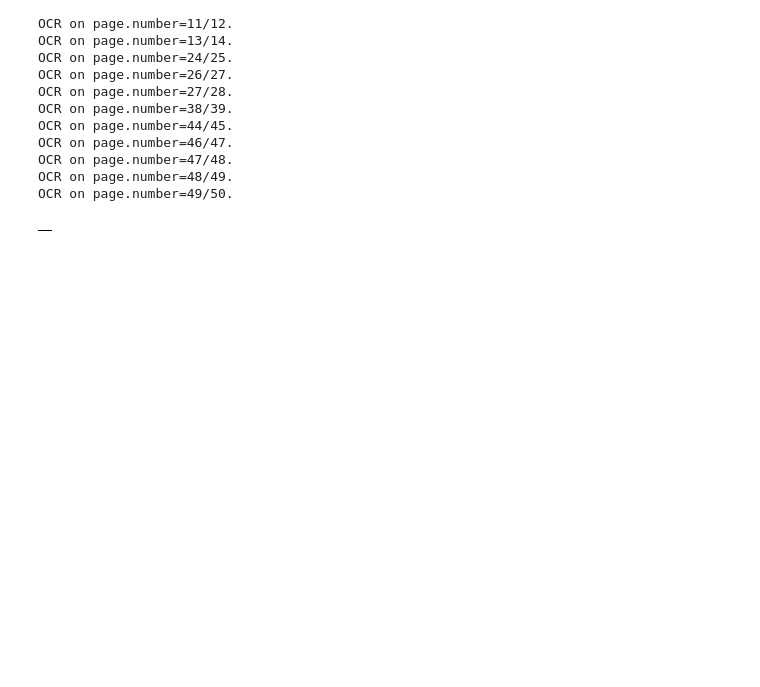
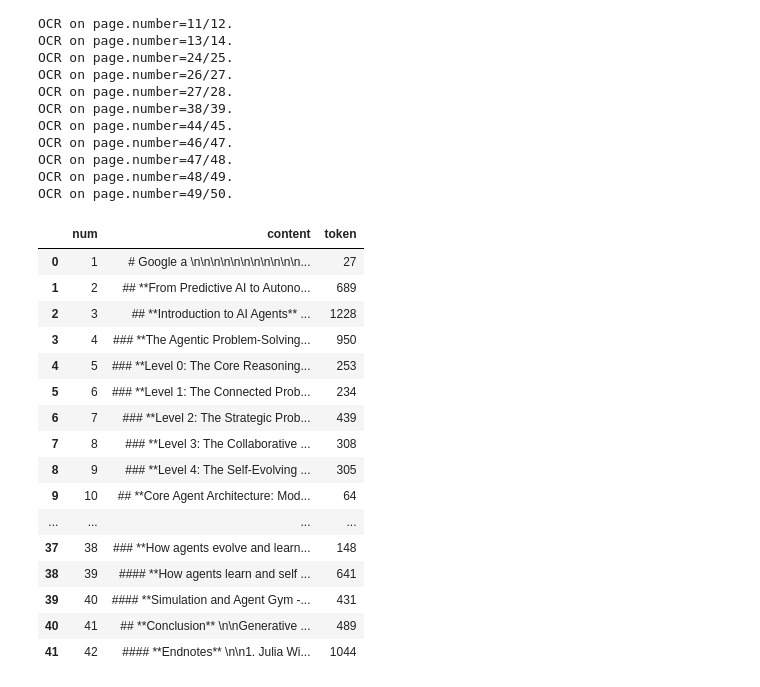
Before and after one commit to ArchitPandey/RAG_Pipeline, a Jupyter notebook: rag_pipeline.ipynb, the cells around one changed output. Drawn from its saved outputs; the diff is of its cells as text; code cells hidden in the pictures; blank space fills up the shorter version.

```diff
--- a/rag_pipeline.ipynb
+++ b/rag_pipeline.ipynb
@@ -71,35 +71,53 @@ chunk_config = [
         "level": 3,
         "pattern": r"\n(?=####\s*\*\*)"
     }
 
 ]
 
 def rec_chunker(txt, max_token, c_lvl):
+  #print(f"txtlen = {len(txt)} c_lvl = {c_lvl}")
   if ((len(txt)//4) <= max_token):
     return [txt]
-  if (c_lvl < len(chunk_config)):
+  if (c_lvl > len(chunk_config)):
     return [txt]
 
-  intermediate_chunks = re.split(chunk_config[c_lvl]["pattern"], txt)
+  intermediate_chunks = re.split(chunk_config[c_lvl-1]["pattern"], txt)
   final_chunks = []
   for ic in intermediate_chunks:
     if (ic.strip()):
-      final_chunks.append(rec_chunker(ic.strip(), max_token, c_lvl + 1))
+      final_chunks.extend(rec_chunker(ic.strip(), max_token, c_lvl + 1))
+  #print(f"txtlen = {len(txt)} c_lvl = {c_lvl} final_chunks {len(final_chunks)}")
   return final_chunks
 
 
 chunks = rec_chunker(markdown_txt, 400, 1)
 
 chunks_dict: list[dict] = []
-for i, ch in enumerate(chunks_dict):
+for i, ch in enumerate(chunks):
   dict_element = {
       "num": i+1,
       "content": ch,
       "token": len(ch) //4
   }
   chunks_dict.append(dict_element)
 
 df = pd.DataFrame(chunks_dict)
 df
 # %% [output]
-|  |
+|  | num | content | token |
+| 0 | 1 | # Google a \n\n\n\n\n\n\n\n\n\n\n... | 27 |
+| 1 | 2 | ## **From Predictive AI to Autono... | 689 |
+| 2 | 3 | ## **Introduction to AI Agents** ... | 1228 |
+| 3 | 4 | ### **The Agentic Problem-Solving... | 950 |
+| 4 | 5 | ### **Level 0: The Core Reasoning... | 253 |
+| 5 | 6 | ### **Level 1: The Connected Prob... | 234 |
+| 6 | 7 | ### **Level 2: The Strategic Prob... | 439 |
+| 7 | 8 | ### **Level 3: The Collaborative ... | 308 |
+| 8 | 9 | ### **Level 4: The Self-Evolving ... | 305 |
+| 9 | 10 | ## **Core Agent Architecture: Mod... | 64 |
+| ... | ... | ... | ... |
+| 37 | 38 | ### **How agents evolve and learn... | 148 |
+| 38 | 39 | #### **How agents learn and self ... | 641 |
+| 39 | 40 | #### **Simulation and Agent Gym -... | 431 |
+| 40 | 41 | ## **Conclusion** \n\nGenerative ... | 489 |
+| 41 | 42 | #### **Endnotes** \n\n1. Julia Wi... | 1044 |
```
Also changed, not shown: parts of 3 cells of this notebook.
